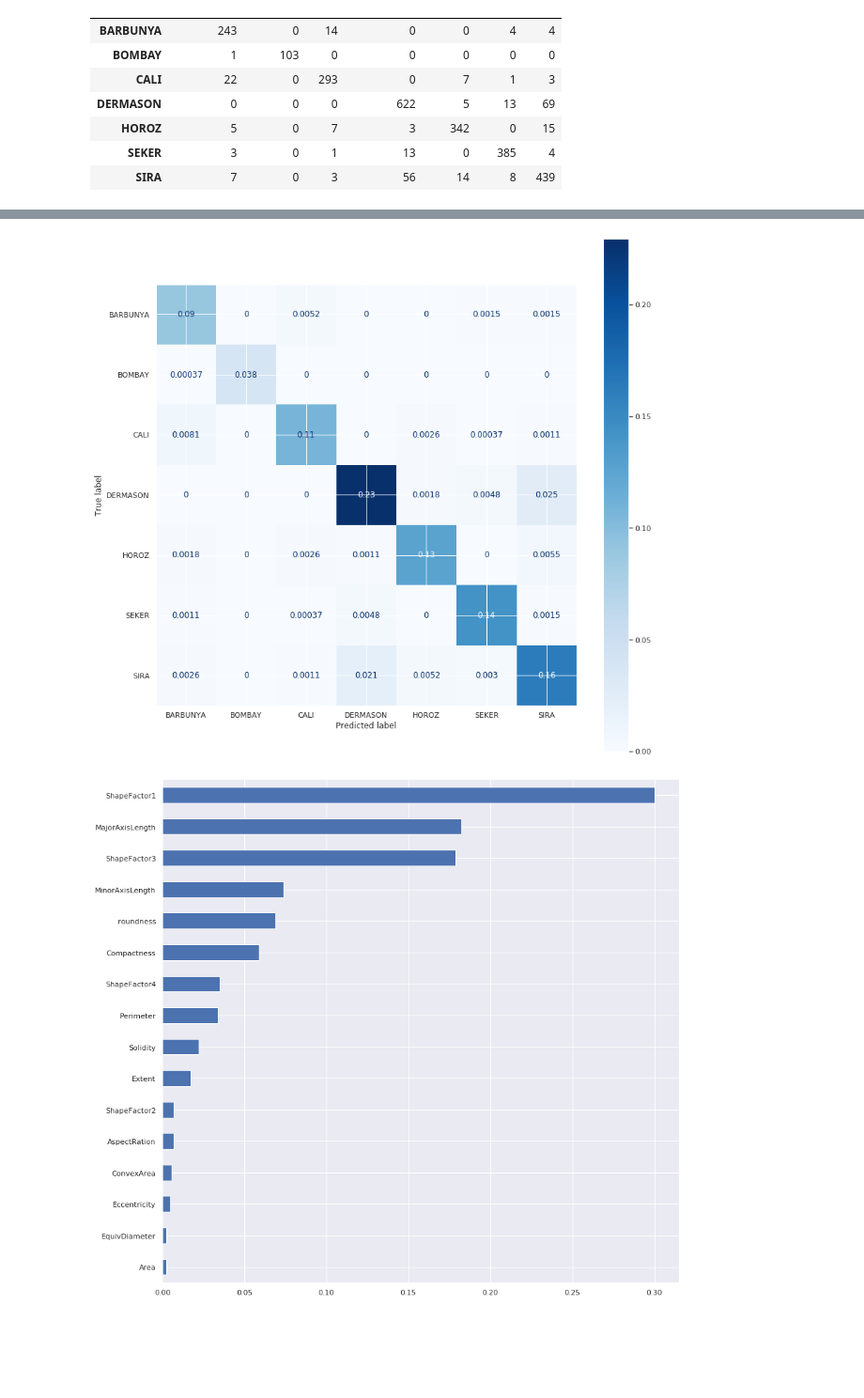
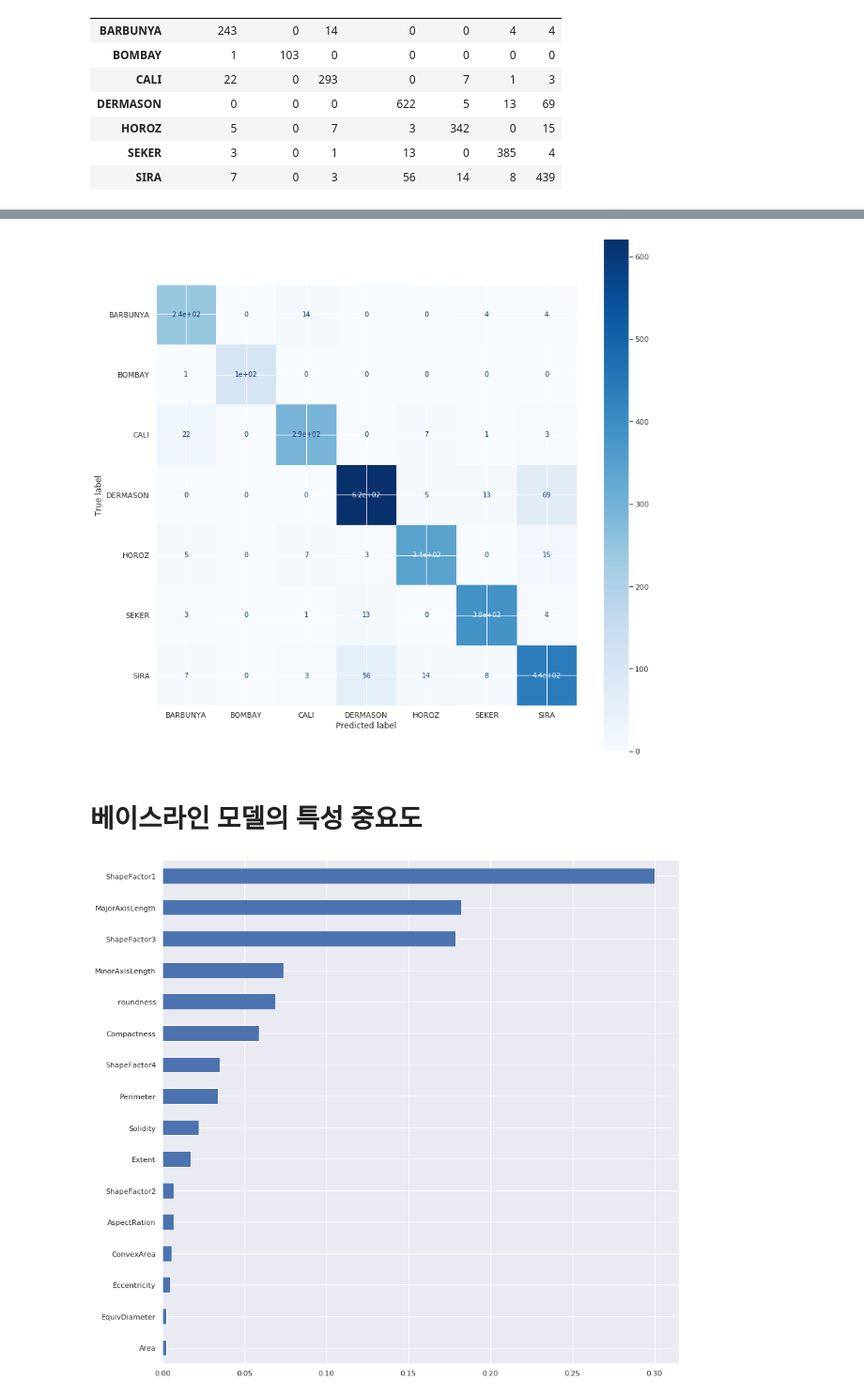
Before and after one commit to 94jjiisu/Data-analysis, a Jupyter notebook: bean_classification.ipynb, the cells around one changed output, grey strips where cells are left out. Shown at 94% size. Cells and saved outputs as stored; diff of their text form; code cells hidden in the pictures; blank space fills up the shorter version.

```diff
--- a/bean_classification.ipynb
+++ b/bean_classification.ipynb
@@ -265,11 +374,13 @@ weighted avg       0.90      0.90      0.90      2709
 # %%
+%matplotlib inline
 fig, ax = plt.subplots(figsize=(14, 14))
 disp = plot_confusion_matrix(dt_clf, X_test, y_test,
                              display_labels=class_names, cmap=plt.cm.Blues,
-                              ax = ax,
-                             normalize='all')
+                              ax = ax)
 # %% [output]
-[figure, old version]
+[figure, new version]
+# %% [markdown]
+# 베이스라인 모델의 특성 중요도
 # %%
 model_dt = dt_clf
 
```
Also changed, not shown: parts of 67 cells of this notebook.
